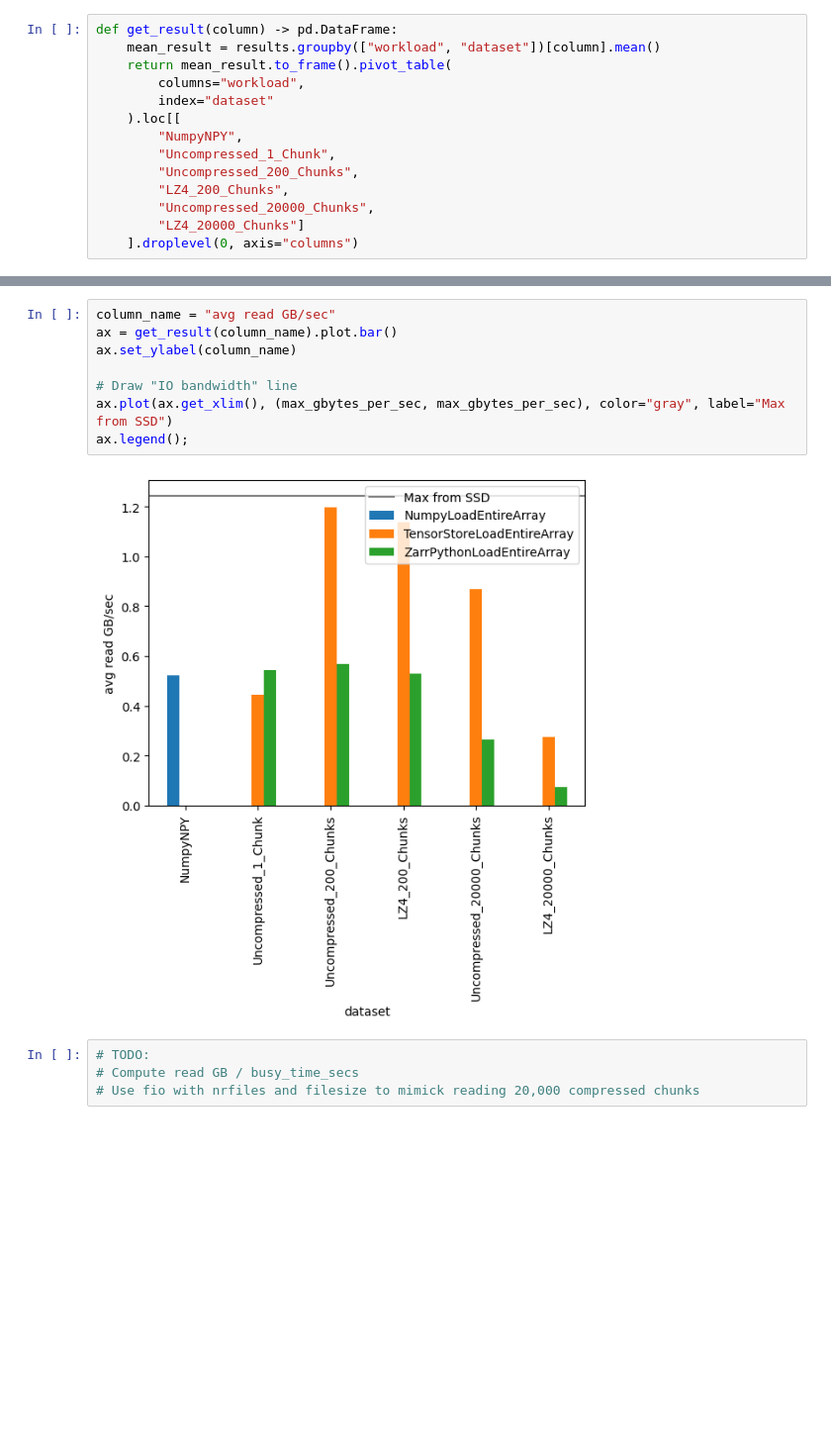
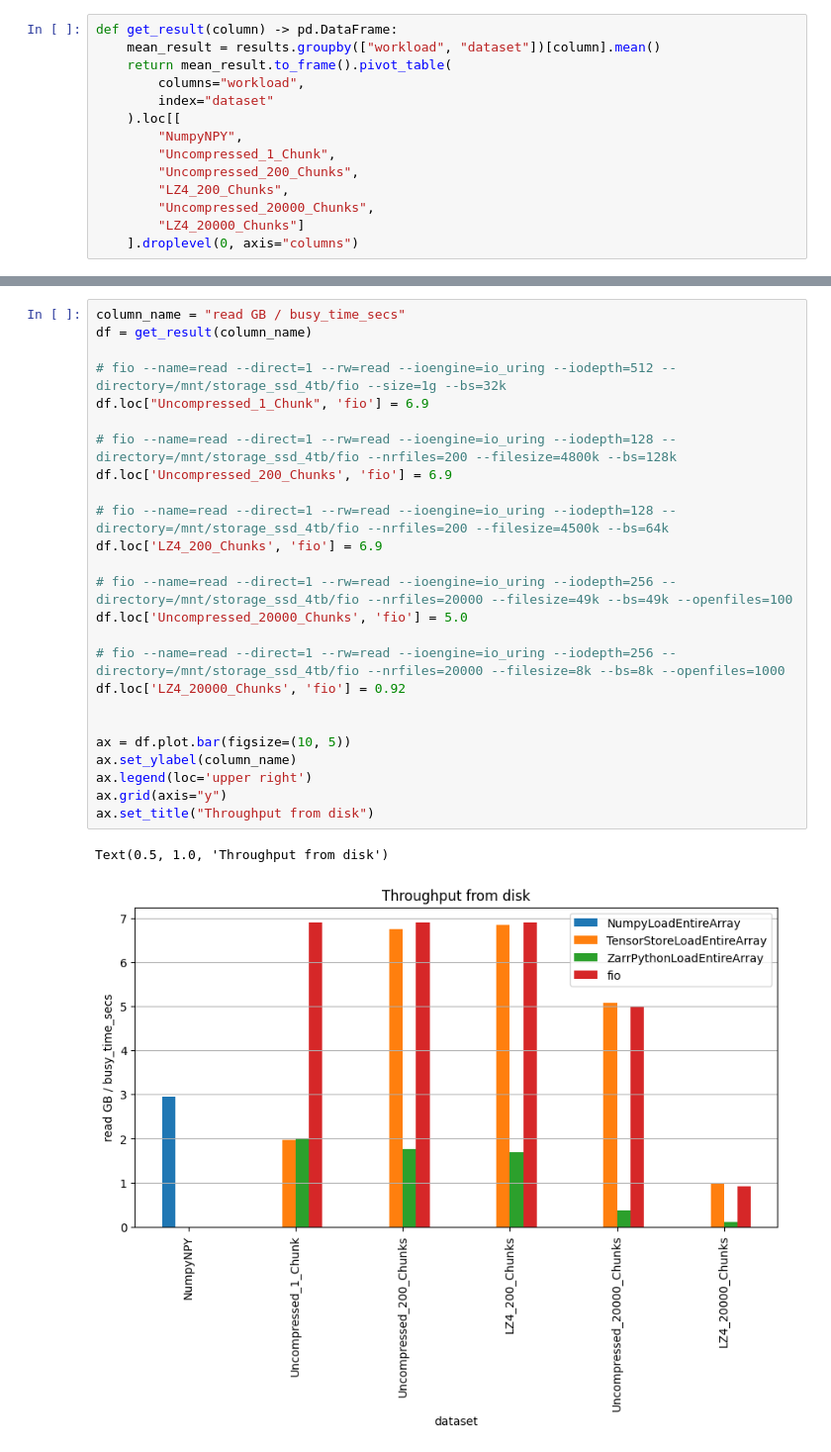
Before and after one commit to zarr-developers/zarr-benchmark, a Jupyter notebook: results/simple_results.ipynb, the cells around one changed output, grey strips where cells are left out. Shown: that part at 99% size. Cells and saved outputs as stored; diff of their text form; blank space fills up the shorter version.

```diff
--- a/results/simple_results.ipynb
+++ b/results/simple_results.ipynb
@@ -64,14 +71,28 @@ ax.legend();
-# %%
-column_name = "avg read GB/sec"
-ax = get_result(column_name).plot.bar()
-ax.set_ylabel(column_name)
-
-# Draw "IO bandwidth" line
-ax.plot(ax.get_xlim(), (max_gbytes_per_sec, max_gbytes_per_sec), color="gray", label="Max from SSD")
-ax.legend();
-# %% [output]
-[figure, removed]
-# %%
-# TODO:
-# Compute read GB / busy_time_secs
-# Use fio with nrfiles and filesize to mimick reading 20,000 compressed chunks
+# %%
+column_name = "read GB / busy_time_secs"
+df = get_result(column_name)
+
+# fio --name=read --direct=1 --rw=read --ioengine=io_uring --iodepth=512 --directory=/mnt/storage_ssd_4tb/fio --size=1g --bs=32k
+df.loc["Uncompressed_1_Chunk", 'fio'] = 6.9
+
+# fio --name=read --direct=1 --rw=read --ioengine=io_uring --iodepth=128 --directory=/mnt/storage_ssd_4tb/fio --nrfiles=200 --filesize=4800k --bs=128k
+df.loc['Uncompressed_200_Chunks', 'fio'] = 6.9
+
+# fio --name=read --direct=1 --rw=read --ioengine=io_uring --iodepth=128 --directory=/mnt/storage_ssd_4tb/fio --nrfiles=200 --filesize=4500k --bs=64k
+df.loc['LZ4_200_Chunks', 'fio'] = 6.9
+
+# fio --name=read --direct=1 --rw=read --ioengine=io_uring --iodepth=256 --directory=/mnt/storage_ssd_4tb/fio --nrfiles=20000 --filesize=49k --bs=49k --openfiles=100
+df.loc['Uncompressed_20000_Chunks', 'fio'] = 5.0
+
+# fio --name=read --direct=1 --rw=read --ioengine=io_uring --iodepth=256 --directory=/mnt/storage_ssd_4tb/fio --nrfiles=20000 --filesize=8k --bs=8k --openfiles=1000
+df.loc['LZ4_20000_Chunks', 'fio'] = 0.92
+
+
+ax = df.plot.bar(figsize=(10, 5))
+ax.set_ylabel(column_name)
+ax.legend(loc='upper right')
+ax.grid(axis="y")
+ax.set_title("Throughput from disk")
+# %% [output]
+Text(0.5, 1.0, 'Throughput from disk')
+[figure, added]
```
Also changed, not shown: parts of 10 cells of this notebook.
